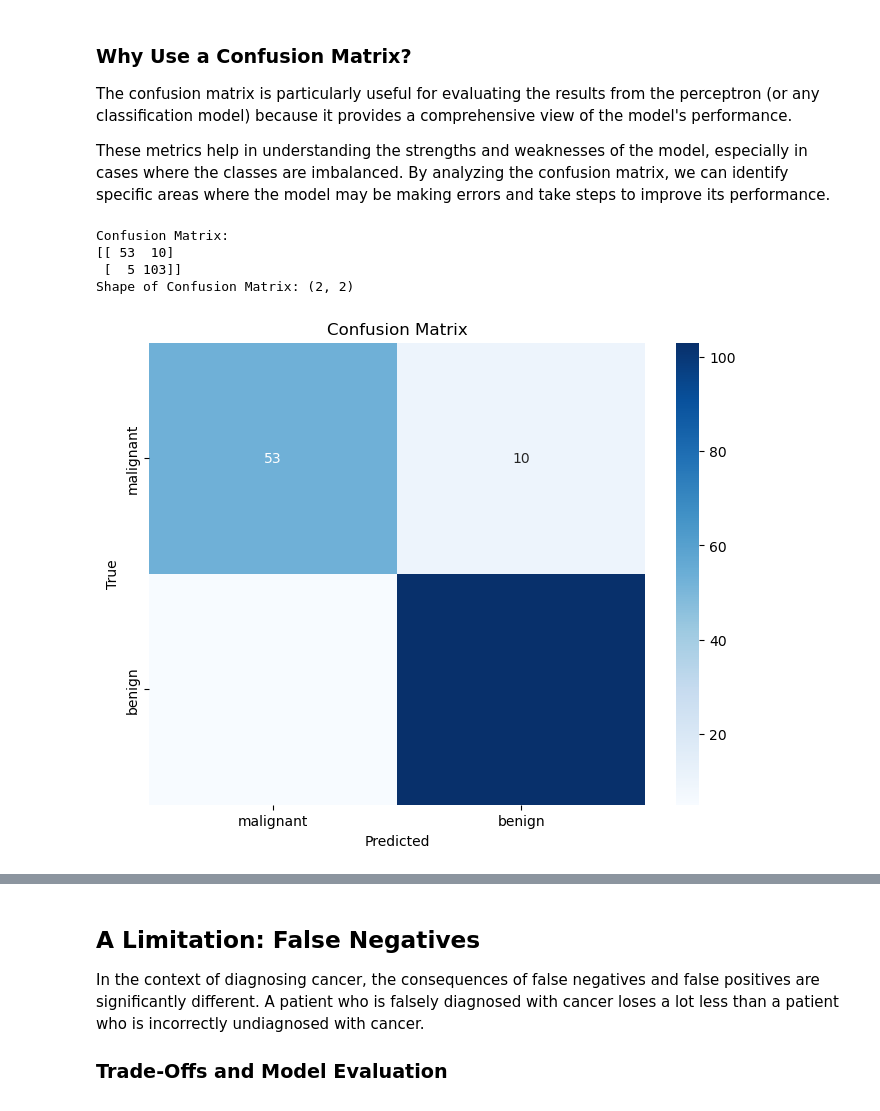
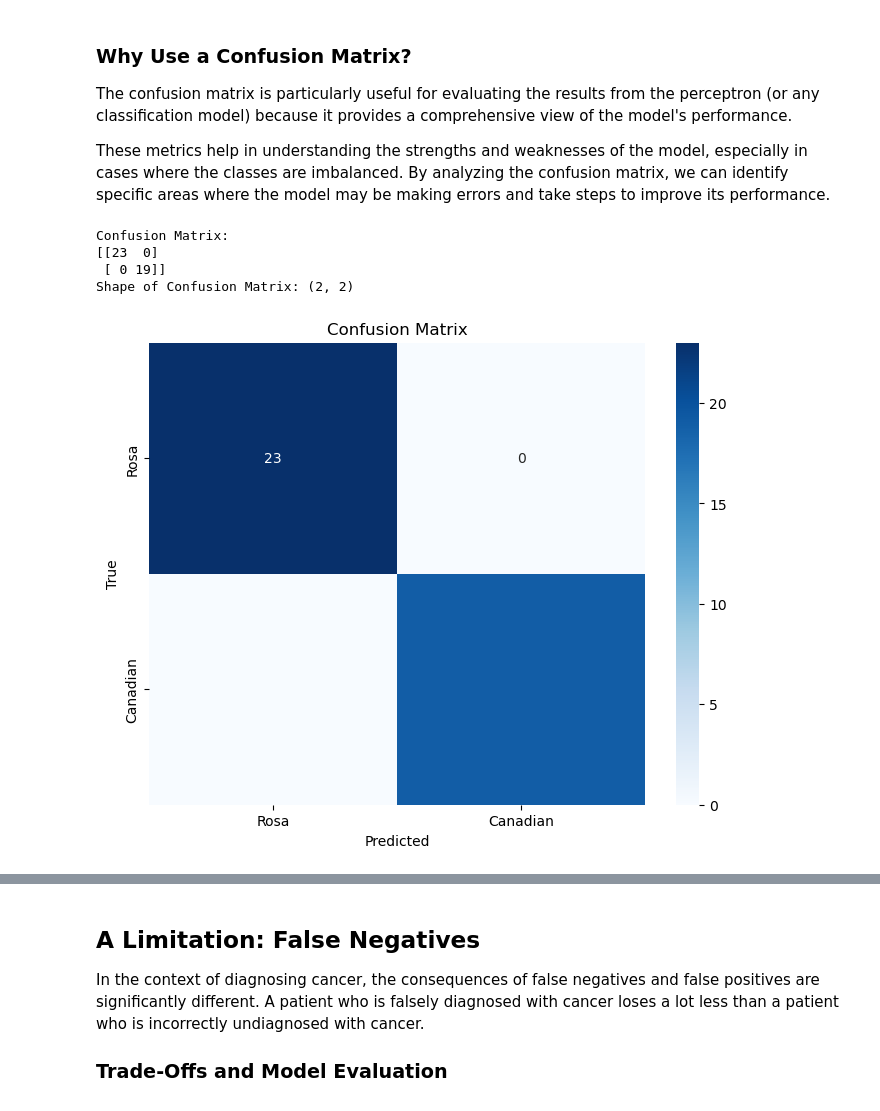
Before and after one commit to Becxster/INDE-577, a Jupyter notebook: Supervised Learning/The Perceptron/Perceptron.ipynb, the cells around one changed output, grey strips where cells are left out. Saved outputs shown, nothing was run; the diff lists cells and outputs as text; code cells hidden in the pictures.

Commit message:
Fixed Perceptron dataset, and README

```diff
--- a/Supervised Learning/The Perceptron/Perceptron.ipynb
+++ b/Supervised Learning/The Perceptron/Perceptron.ipynb
@@ -112,22 +175,17 @@ plt.show()
 # %% [markdown]
 A visualization of the data is shown above. Now, we will perform a train test split using our perceptron model.
 # %%
-from sklearn.datasets import load_breast_cancer
 from sklearn.model_selection import train_test_split
 from sklearn.preprocessing import StandardScaler
 from sklearn.metrics import accuracy_score
-from sklearn.metrics import confusion_matrix
 import seaborn as sns
 
-# Load the dataset
-breast_cancer = load_breast_cancer()
-X = breast_cancer.data[:, :2]  # Select the first two features
-y = breast_cancer.target
+# Select the first two features and the target variable
+X = df_clean[['area', 'compactness']].values
+y = df_clean['Wheat_Variety'].apply(lambda x: 1 if x == 'Canadian' else 0).values
 
 # Split the dataset into training and testing sets
 X_train, X_test, y_train, y_test = train_test_split(X, y, test_size=0.3, random_state=42)
-
-
 
 # Train the Perceptron model
 perceptron = Perceptron(learning_rate=0.01, n_iters=1000)
@@ -145,7 +203,7 @@ plt.figure(figsize=(10, 6))
 
 # Create a mesh grid for plotting decision boundary
 x_min, x_max = X_test[:, 0].min() - 1, X_test[:, 0].max() + 1
-y_min, y_max = X_test[:, 1].min() - 1, X_test[:, 1].max() + 1
+y_min, y_max = 0.8, 1.0  # Set the compactness axis from 0.8 to 1.0
 xx, yy = np.meshgrid(np.arange(x_min, x_max, 0.01), np.arange(y_min, y_max, 0.01))
 Z = perceptron.predict(np.c_[xx.ravel(), yy.ravel()])
 Z = Z.reshape(xx.shape)
@@ -156,14 +214,15 @@ plt.contourf(xx, yy, Z, alpha=0.3, cmap='coolwarm_r')
 plt.scatter(X_test[:, 0], X_test[:, 1], c=y_test, cmap='coolwarm_r', edgecolor='k', s=100)
 
 # Add labels and title
-plt.xlabel(breast_cancer.feature_names[0])
-plt.ylabel(breast_cancer.feature_names[1])
+plt.xlabel('Area')
+plt.ylabel('Compactness')
 plt.title('Perceptron Decision Boundary')
+plt.ylim(0.8, 0.92)  # Set the compactness axis from 0.8 to 1.0
 
 # Add legend with reversed colors
-malignant = plt.scatter([], [], color='blue', label='Malignant')
-benign = plt.scatter([], [], color='red', label='Benign')
-plt.legend(handles=[malignant, benign])
+canadian = plt.scatter([], [], color='blue', label='Canadian')
+other = plt.scatter([], [], color='red', label='Rosa')
+plt.legend(handles=[canadian, other])
 
 plt.show()
 # %% [output]
@@ -196,28 +255,28 @@ These metrics help in understanding the strengths and weaknesses of the model, e
 # %%
 
 from sklearn.metrics import confusion_matrix
 import seaborn as sns
 import matplotlib.pyplot as plt
 
 # Assuming y_test and y_pred are defined
 # Compute the confusion matrix
 cm = confusion_matrix(y_test, y_pred)
 print("Confusion Matrix:")
 print(cm)
 
 # Verify the shape of the confusion matrix
 print("Shape of Confusion Matrix:", cm.shape)
 
 # Plot the confusion matrix
 plt.figure(figsize=(8, 6))
-sns.heatmap(cm, annot=True, fmt='d', cmap='Blues', xticklabels=breast_cancer.target_names, yticklabels=breast_cancer.target_names)
+sns.heatmap(cm, annot=True, fmt='d', cmap='Blues', xticklabels=['Rosa', 'Canadian'], yticklabels=['Rosa', 'Canadian'])
 plt.xlabel('Predicted')
 plt.ylabel('True')
 plt.title('Confusion Matrix')
 plt.show()
 # %% [output]
 Confusion Matrix:
-[[ 53  10]
- [  5 103]]
+[[23  0]
+ [ 0 19]]
 Shape of Confusion Matrix: (2, 2)
-[figure, old version]
+[figure, new version]
```
Also changed, not shown: parts of 16 cells of this notebook, 5 other files.
